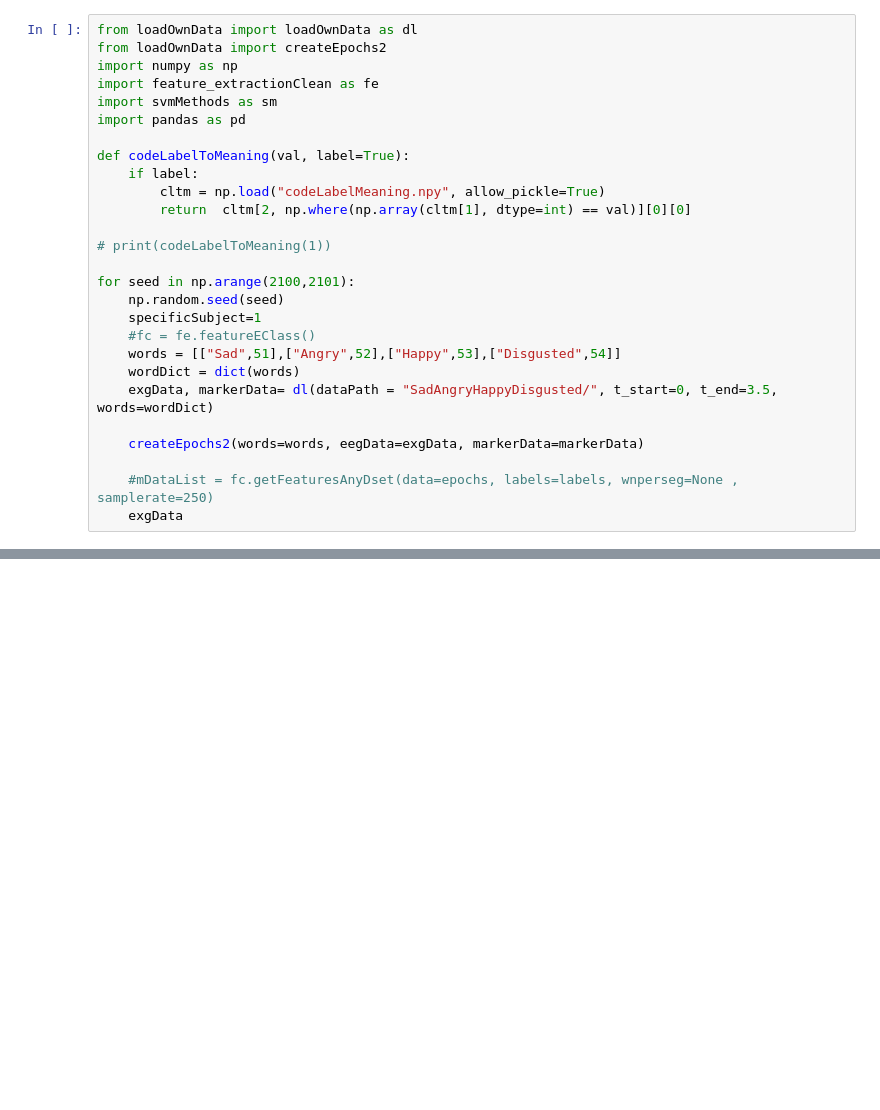
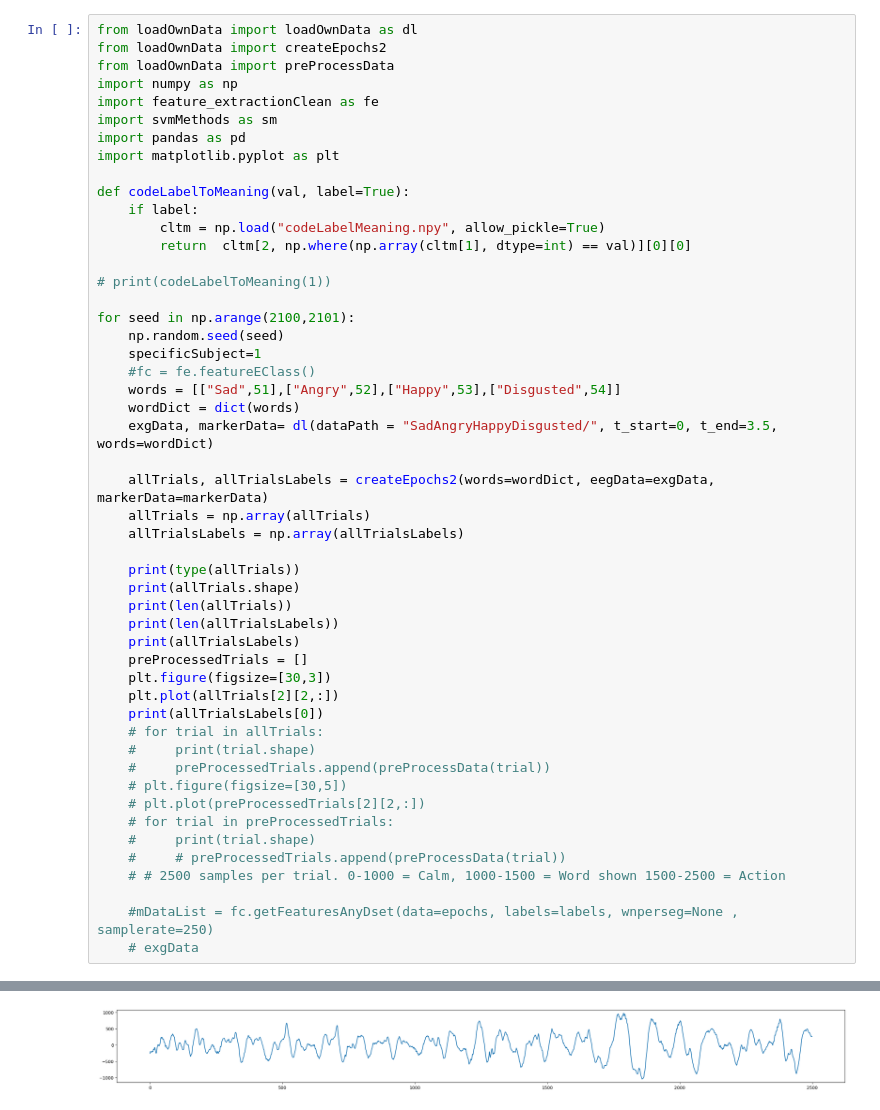
Before and after one commit to JuliaAlmaLuna/InnerSpeechEEGDecoding, a Jupyter notebook: testOwnData.ipynb, the cells around one changed output, grey strips where cells are left out. Cells and saved outputs as stored; diff of their text form; blank space fills up the shorter version.

```diff
--- a/testOwnData.ipynb
+++ b/testOwnData.ipynb
@@ -1,10 +1,12 @@
 # %%
 from loadOwnData import loadOwnData as dl
 from loadOwnData import createEpochs2
+from loadOwnData import preProcessData
 import numpy as np
 import feature_extractionClean as fe
 import svmMethods as sm
 import pandas as pd
+import matplotlib.pyplot as plt
 
 def codeLabelToMeaning(val, label=True):
     if label:
@@ -21,10 +23,31 @@ for seed in np.arange(2100,2101):
     wordDict = dict(words)
     exgData, markerData= dl(dataPath = "SadAngryHappyDisgusted/", t_start=0, t_end=3.5, words=wordDict)
 
-    createEpochs2(words=words, eegData=exgData, markerData=markerData)
+    allTrials, allTrialsLabels = createEpochs2(words=wordDict, eegData=exgData, markerData=markerData)
+    allTrials = np.array(allTrials)
+    allTrialsLabels = np.array(allTrialsLabels)
+
+    print(type(allTrials))
+    print(allTrials.shape)
+    print(len(allTrials))
+    print(len(allTrialsLabels))
+    print(allTrialsLabels)
+    preProcessedTrials = []
+    plt.figure(figsize=[30,3])
+    plt.plot(allTrials[2][2,:])
+    print(allTrialsLabels[0])
+    # for trial in allTrials:
+    #     print(trial.shape)
+    #     preProcessedTrials.append(preProcessData(trial))
+    # plt.figure(figsize=[30,5])
+    # plt.plot(preProcessedTrials[2][2,:])
+    # for trial in preProcessedTrials:
+    #     print(trial.shape)
+    #     # preProcessedTrials.append(preProcessData(trial))
+    # # 2500 samples per trial. 0-1000 = Calm, 1000-1500 = Word shown 1500-2500 = Action
 
     #mDataList = fc.getFeaturesAnyDset(data=epochs, labels=labels, wnperseg=None , samplerate=250)
-    exgData
+    # exgData
 # %% [output]
 /home/luna/pythonProjects/nietoProject/NietoExcercise/SadAngryHappyDisgusted/*_ExG*
 dict_values([51, 52, 53, 54])
@@ -30,0 +69 @@ dict_values([51, 52, 53, 54])
+[figure, added]
```
Also changed, not shown: parts of 5 cells of this notebook, 58 other files.
